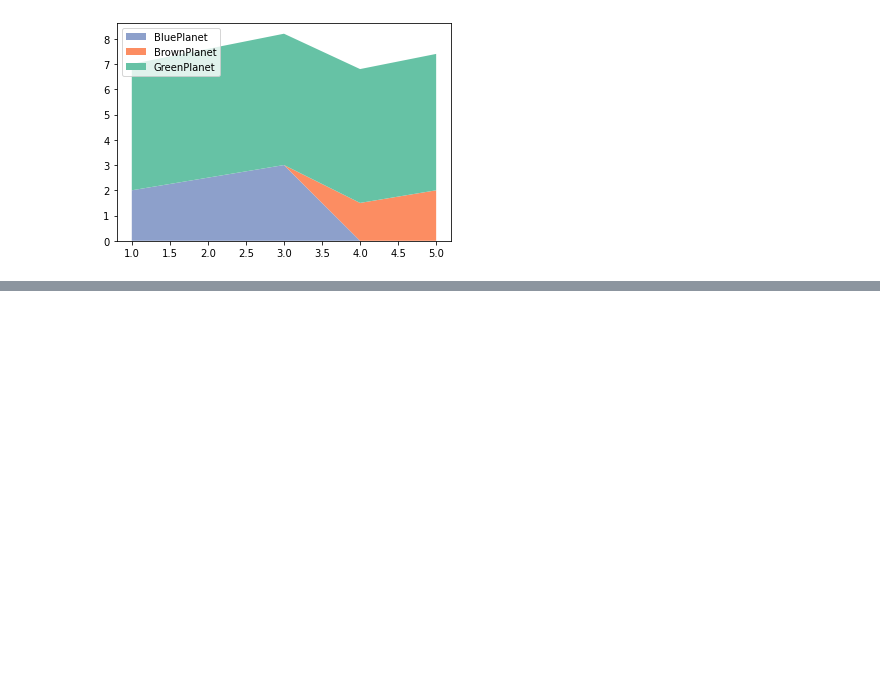
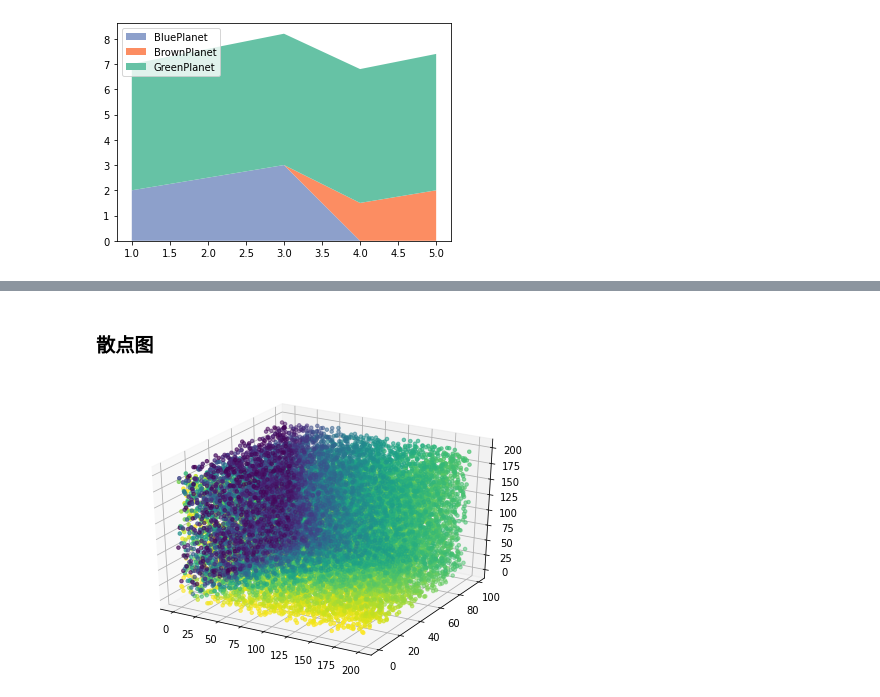
Before and after one commit to oaiao/ai, a Jupyter notebook: explore/matplotlib/Chapter_Three.ipynb, the cells around one changed output, grey strips where cells are left out. Saved outputs shown, nothing was run; the diff lists cells and outputs as text; code cells hidden in the pictures; blank space fills up the shorter version.

```diff
--- a/explore/matplotlib/Chapter_Three.ipynb
+++ b/explore/matplotlib/Chapter_Three.ipynb
@@ -77,0 +204,18 @@ plt.show()
+# %% [markdown]
+### 散点图
+# %%
+# import numpy as np
+# import matplotlib.pyplot as plt
+from mpl_toolkits.mplot3d import Axes3D
+fig = plt.figure()
+ax = Axes3D(fig)
+
+x = np.arange(0, 200)
+y = np.arange(0, 100)
+x, y = np.meshgrid(x, y)
+z = np.random.randint(0, 200, size=(100, 200))
+y3 = np.arctan2(x,y)
+ax.scatter(x, y, z, c=y3, marker='.', s=50, label='')
+plt.show()
+# %% [output]
+[figure, added]
```
Also changed, not shown: parts of 18 cells of this notebook, 1 other file.
